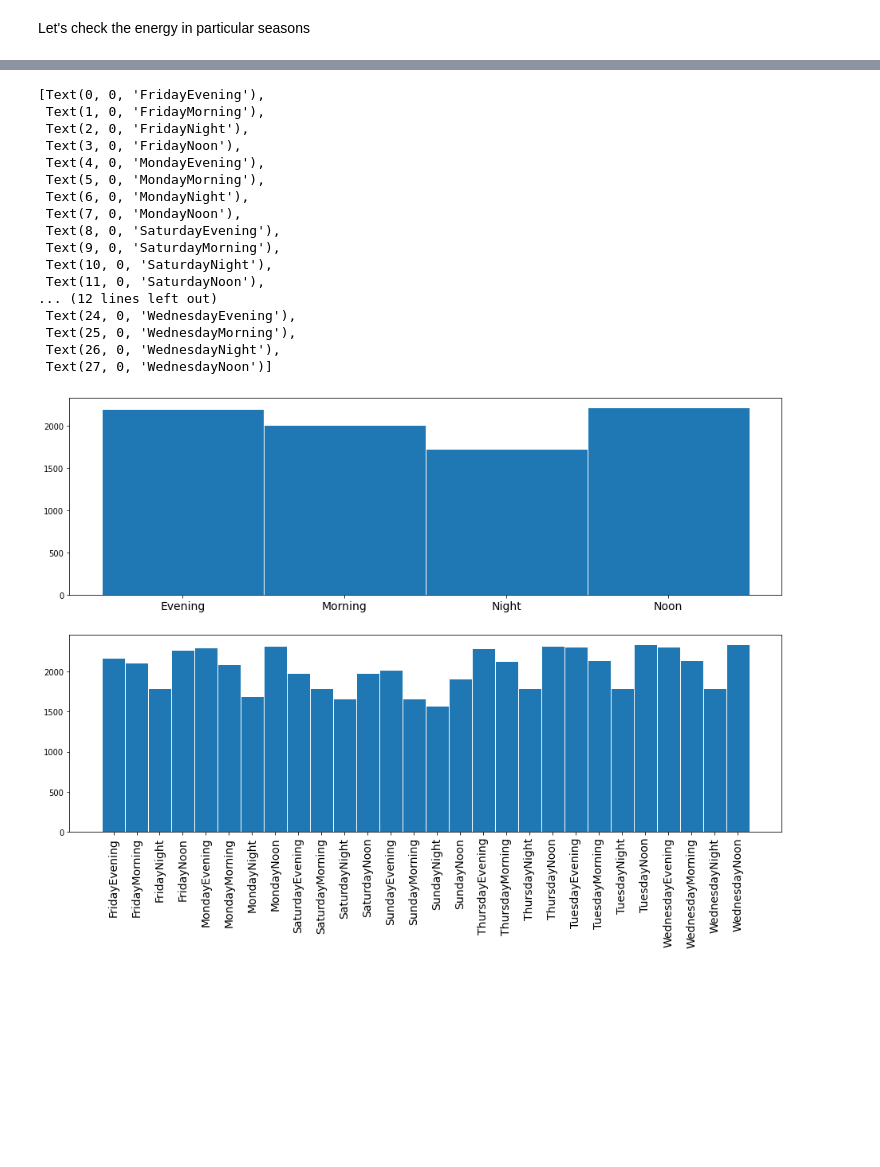
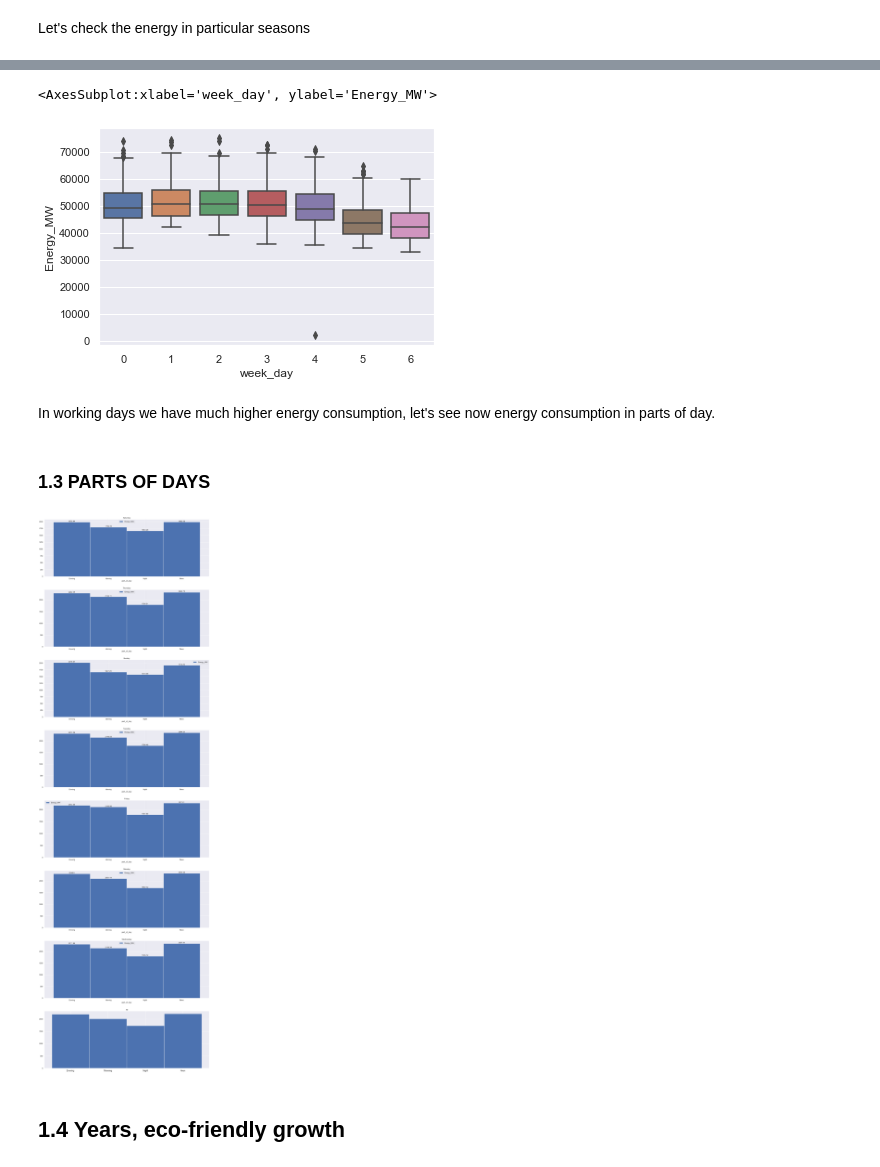
Before and after one commit to jumpincrane/EAD_project_2, a Jupyter notebook: analiza.ipynb, the cells around one changed output, grey strips where cells are left out. Drawn from its saved outputs; the diff is of its cells as text; code cells hidden in the pictures; blank space fills up the shorter version.

```diff
--- a/analiza.ipynb
+++ b/analiza.ipynb
@@ -119,23 +118,2 @@ complete_df['Energy_MW'].plot(xlabel='Lata', ylabel='Energia')
 # %% [markdown]
 Let's check the energy in particular seasons
-# %%
-seasons = {1: 'Winter', 2: 'Winter', 3: 'Spring', 4: 'Spring', 5:'Spring', 6: 'Summer', 7: 'Summer', 8: 'Summer', 9: 'Autumn', 10: 'Autumn', 11: 'Autumn', 12: 'Winter'}
-
-month_complete_df = complete_df.groupby(pd.Grouper(freq='M')).mean()
-month_complete_df = month_complete_df.reset_index().rename(columns={'index': 'daytime'})
-month_complete_df.drop([0], inplace=True)
-season_df = month_complete_df.set_index('daytime').groupby(pd.Grouper(freq='3m')).mean()
-season_df.drop('2004-11-30', inplace=True)
-
-seasons_year_ticks = []
-seasons_ticks = []
-for date in list(season_df.index):
-    tick = str(date.year) + ' - ' + seasons[date.month]
-    seasons_year_ticks.append(tick)
-    seasons_ticks.append(seasons[date.month])
-
-season_df['season'] = seasons_ticks
-
-plt.figure(figsize=(16, 10))
-plt.bar(seasons_year_ticks, season_df['Energy_MW'], width=1, edgecolor='white')
-plt.xticks(seasons_year_ticks, rotation='vertical', fontsize='14')
@@ -186,47 +161,41 @@ plt.bar(temp_df_to_plot.index, temp_df_to_plot['Energy_MW'], width=1, edgecolor=
+# %%
+sns.boxplot(data=complete_df, x='week_day', y='Energy_MW')
+# %% [output]
+<AxesSubplot:xlabel='week_day', ylabel='Energy_MW'>
+[figure, added]
+# %% [markdown]
+In working days we have much higher energy consumption, let's see now energy consumption in parts of day.
+# %% [markdown]
+### 1.3 PARTS OF DAYS
 # %%
 parts_day = {0: 'Night', 6: 'Morning', 12: 'Noon', 18: 'Evening'}
-
-temp_df = original_e_cons_df.groupby(pd.Grouper(freq='6h')).mean()
+temp_df = original_e_cons_df.set_index('Datetime').groupby(pd.Grouper(freq='6h')).mean()
 
 parts_day_ticks = []
 week_day = []
 for date in list(temp_df.index):
     parts_day_ticks.append(parts_day[date.hour])
     week_day.append(date.day_name())
 
 temp_df.reset_index(inplace=True)
 temp_df.drop('Datetime', inplace=True, axis=1)
 
 temp_df['part_of_day'] = parts_day_ticks
 temp_df['week_day'] = week_day
-temp_df['combined_day'] = temp_df['week_day'] + temp_df['part_of_day']
 
-combined_day_df = temp_df.groupby('combined_day').mean()
 parts_day_df = temp_df.groupby('part_of_day').mean()
+parts_in_days_df = temp_df.groupby(['week_day', 'part_of_day']).mean()
 
-fig, axs= plt.subplots(2, figsize=(16, 10))
+fig, axs = plt.subplots(8, 1, figsize=(16, 50))
+for i, day in enumerate(set(week_day)):
+    parts_in_days_df.loc[day].plot(kind='bar', title=day, ax=axs[i], width=1, edgecolor='white', rot=0)
+    axs[i].bar_label(axs[i].containers[0])
 
-
-axs[0].bar(list(parts_day_df.index), parts_day_df['Energy_MW'], width=1, edgecolor='white')
-axs[0].set_xticklabels(list(parts_day_df.index), fontsize='14')
-axs[1].bar(list(combined_day_df.index), combined_day_df['Energy_MW'], width=1, edgecolor='white')
-axs[1].set_xticklabels(list(combined_day_df.index), rotation='vertical', fontsize='14')
+axs[7].bar(list(parts_day_df.index), parts_day_df['Energy_MW'], width=1, edgecolor='white')
+axs[7].set_xticklabels(list(parts_day_df.index), fontsize='14')
+axs[7].set_title('All')
+plt.tight_layout(pad=3)
 # %% [output]
-[Text(0, 0, 'FridayEvening'),
- Text(1, 0, 'FridayMorning'),
- Text(2, 0, 'FridayNight'),
- Text(3, 0, 'FridayNoon'),
- Text(4, 0, 'MondayEvening'),
- Text(5, 0, 'MondayMorning'),
- Text(6, 0, 'MondayNight'),
- Text(7, 0, 'MondayNoon'),
- Text(8, 0, 'SaturdayEvening'),
- Text(9, 0, 'SaturdayMorning'),
- Text(10, 0, 'SaturdayNight'),
- Text(11, 0, 'SaturdayNoon'),
-... (12 lines left out)
- Text(24, 0, 'WednesdayEvening'),
- Text(25, 0, 'WednesdayMorning'),
- Text(26, 0, 'WednesdayNight'),
- Text(27, 0, 'WednesdayNoon')]
-[figure, old version]
+[figure, new version]
+# %% [markdown]
+## 1.4 Years, eco-friendly growth
```
Also changed, not shown: parts of 42 cells of this notebook.
